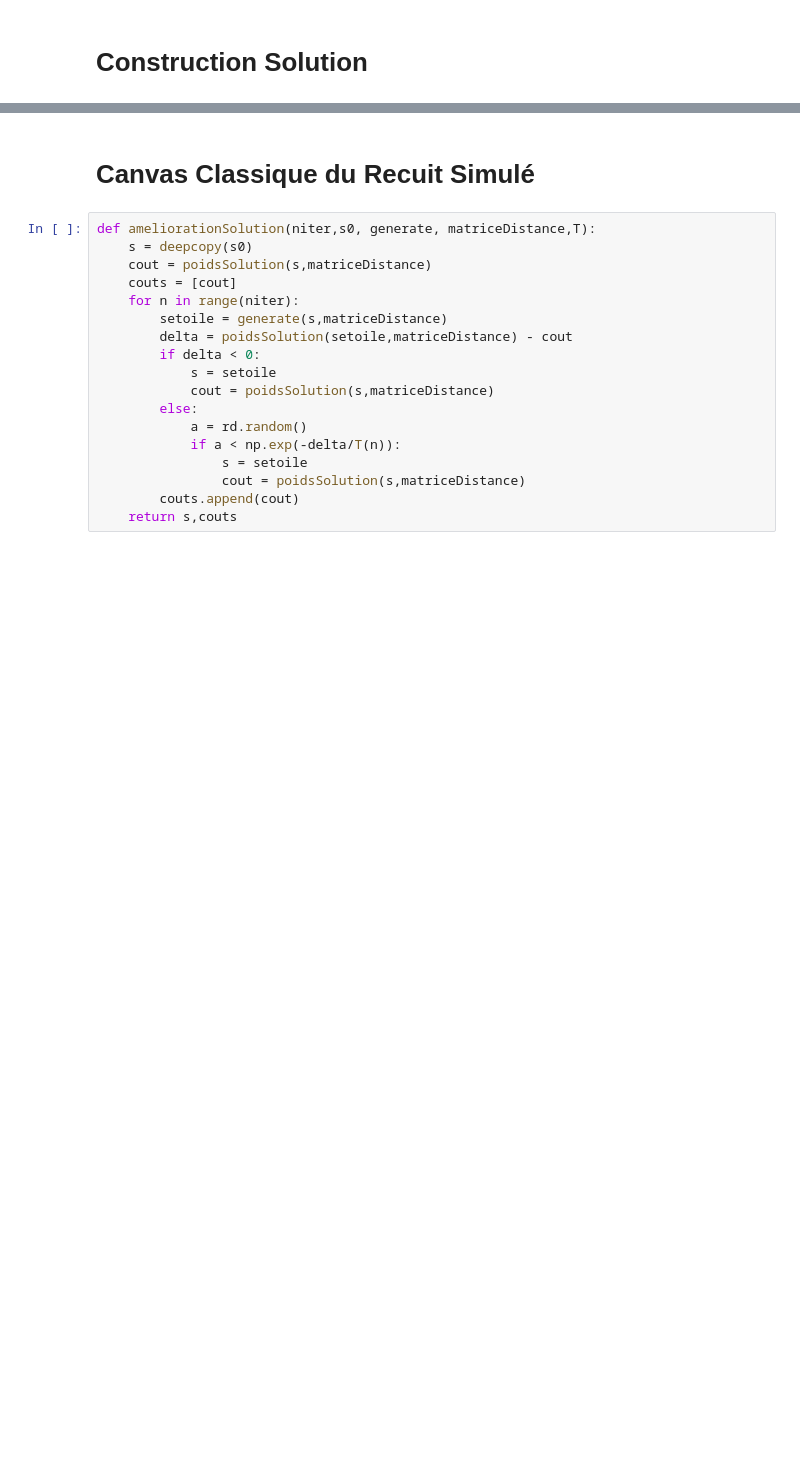
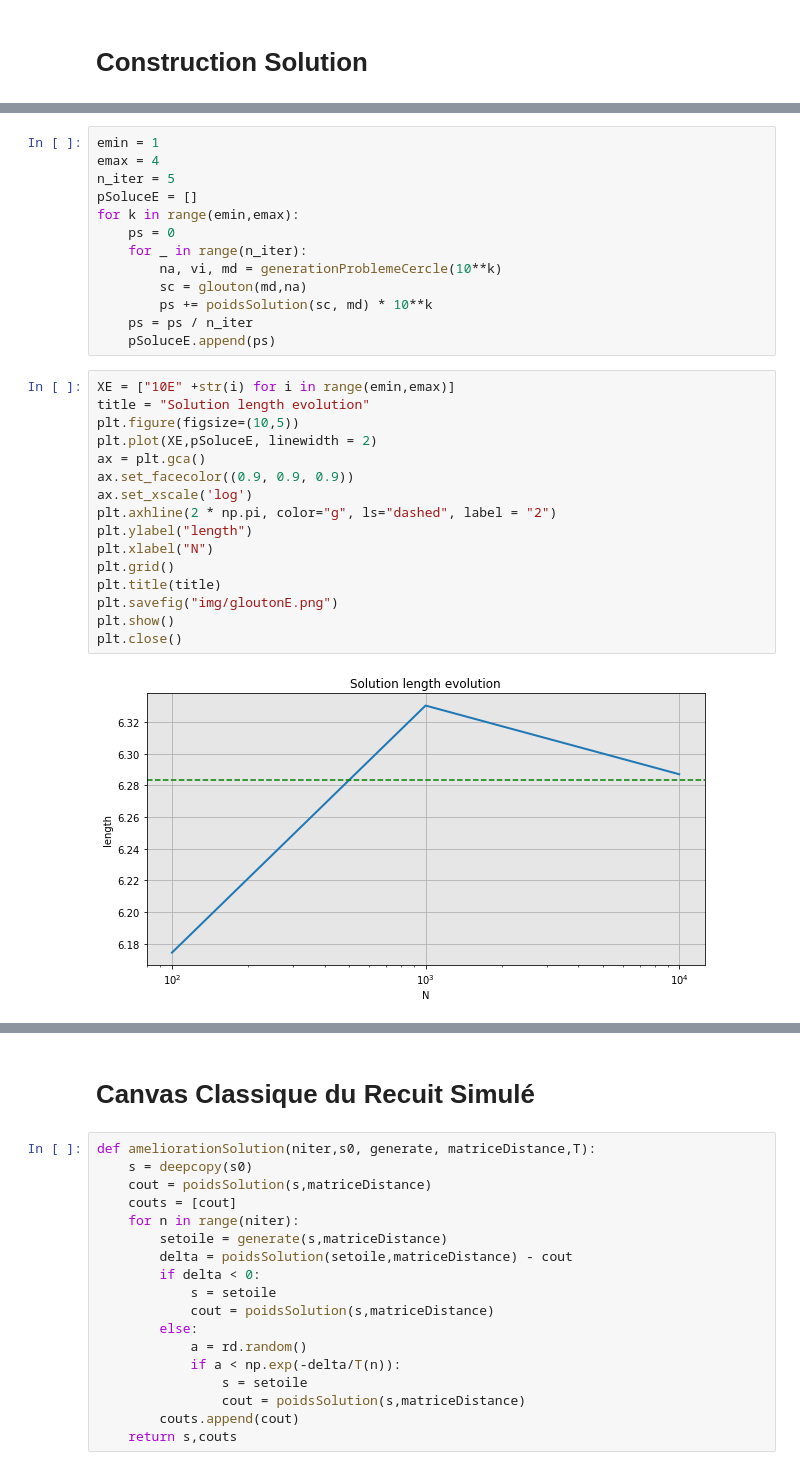
Before and after one commit to ppmdatix/HeuristiquesBE, a Jupyter notebook: BE.ipynb, the cells around one changed output, grey strips where cells are left out. Saved outputs shown, nothing was run; the diff lists cells and outputs as text; blank space fills up the shorter version.

```diff
--- a/BE.ipynb
+++ b/BE.ipynb
@@ -45,0 +81,31 @@ poidsSolution(solutionConstruite, matriceDistance)
+# %%
+emin = 1
+emax = 4
+n_iter = 5
+pSoluceE = []
+for k in range(emin,emax):
+    ps = 0
+    for _ in range(n_iter):
+        na, vi, md = generationProblemeCercle(10**k)
+        sc = glouton(md,na)
+        ps += poidsSolution(sc, md) * 10**k
+    ps = ps / n_iter
+    pSoluceE.append(ps)
+# %%
+XE = ["10E" +str(i) for i in range(emin,emax)]
+title = "Solution length evolution"
+plt.figure(figsize=(10,5))
+plt.plot(XE,pSoluceE, linewidth = 2)
+ax = plt.gca()
+ax.set_facecolor((0.9, 0.9, 0.9))
+ax.set_xscale('log')
+plt.axhline(2 * np.pi, color="g", ls="dashed", label = "2")
+plt.ylabel("length")
+plt.xlabel("N")
+plt.grid()
+plt.title(title)
+plt.savefig("img/gloutonE.png")
+plt.show()
+plt.close()
+# %% [output]
+[figure, added]
```
Also changed, not shown: parts of 9 cells of this notebook, 5 other files.
